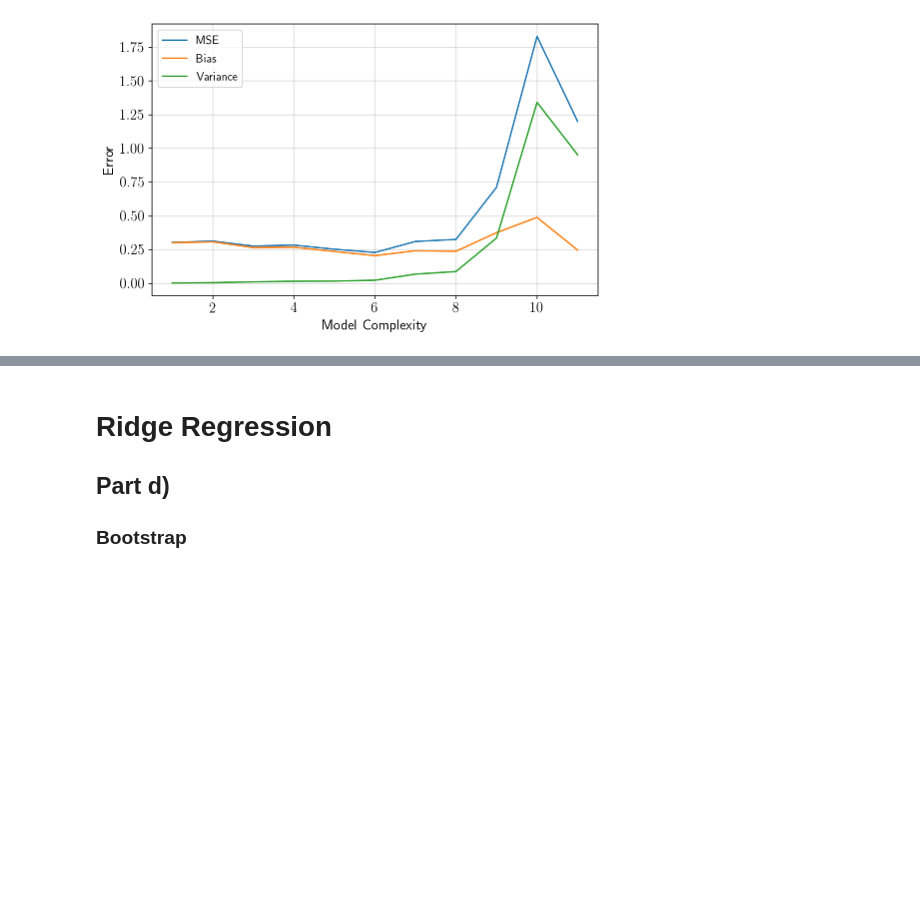
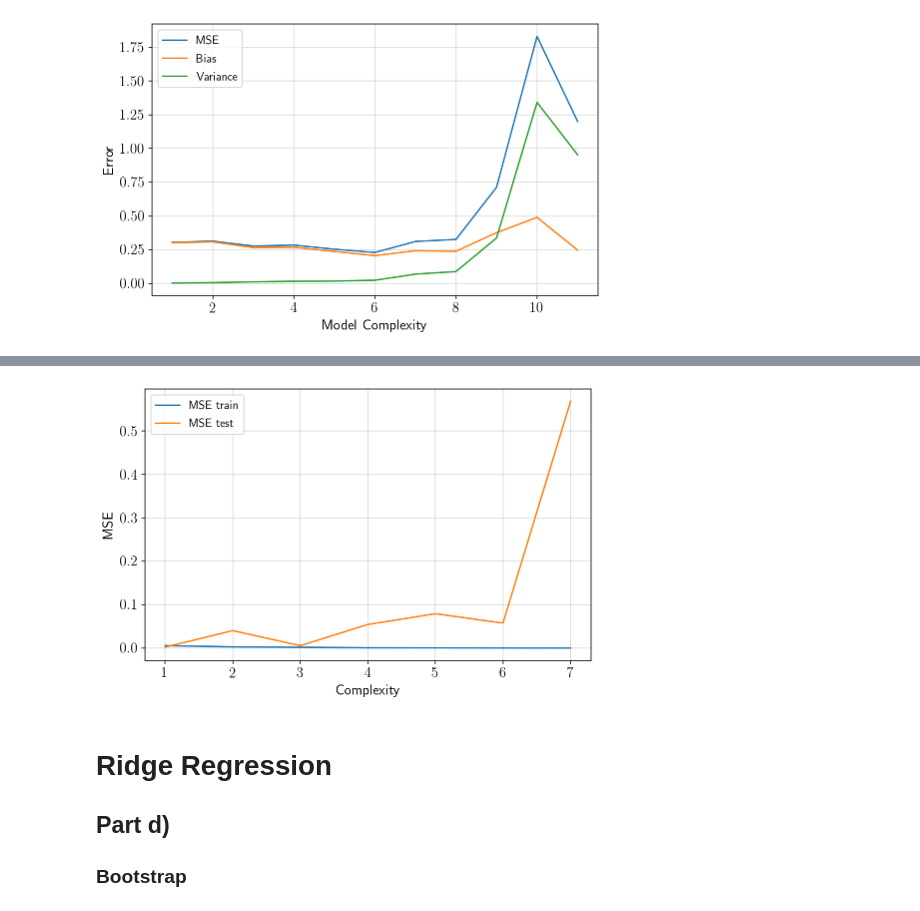
Before and after one commit to erikasan/fys-stk, a Jupyter notebook: project1/fysstk_p1_with_mylearn.ipynb, the cells around one changed output, grey strips where cells are left out. Cells and saved outputs as stored; diff of their text form; code cells hidden in the pictures; blank space fills up the shorter version.

```diff
--- a/project1/fysstk_p1_with_mylearn.ipynb
+++ b/project1/fysstk_p1_with_mylearn.ipynb
@@ -313,3 +323,67 @@ fig.savefig(fig_path("bias_variance_ols.png"), dpi=300)
+# %%
+# Create data
+np.random.seed(41)
+
+n = 20          # number of data points
+sigma2 = 0.01   # irreducible error
+
+x = np.linspace(0, 1, n)
+y = np.linspace(0, 1, n)
+noise = np.random.normal(0, sigma2, int(n*n))
+
+# Create mesh and unravel
+x, y = np.meshgrid(x, y)
+x = np.ravel(x)
+y = np.ravel(y)
+
+# Observed data
+z = frankeFunction(x, y) + noise
+
+# setup for Cross-validation
+maxdeg = 7
+degrees = np.arange(1, maxdeg+1, dtype=int)
+
+# Initialize a KFold instance
+k = 5
+kfold = KFold(n_splits = k)
+
+# Perform the cross-validation to estimate MSE
+scores_KFold_train = np.zeros((maxdeg, k))
+scores_KFold_test = np.zeros((maxdeg, k))
+
+for i, deg in enumerate(degrees):
+
+    # Generate design matrix
+    X = designMatrix(x, y, deg, with_intercept=False)
+    j = 0
+    for train_inds, test_inds in kfold.split(x):
+        X_train = X[train_inds]
+        z_train = z[train_inds]
+
+        X_test = X[test_inds]
+        z_test = z[test_inds]
+
+        ols_linreg = LinearRegression(fit_intercept=True)
+        ols_linreg.fit(X_train, z_train)
+        scores_KFold_train[i, j] = ols_linreg.mse(X_train, z_train)
+        scores_KFold_test[i, j] = ols_linreg.mse(X_test, z_test)
+
+
+    j += 1
+
+estimated_mse_KFold_train = np.mean(scores_KFold_train, axis = 1)
+estimated_mse_KFold_test = np.mean(scores_KFold_test, axis = 1)
+
+fig = plt.figure(figsize=(8, 5))
+plt.grid(alpha=0.5)
+plt.plot(degrees, estimated_mse_KFold_train, label='MSE train')
+plt.plot(degrees, estimated_mse_KFold_test, label='MSE test')
+plt.legend()
+plt.xlabel("Complexity")
+plt.ylabel("MSE")
+plt.show()
+# %% [output]
+[figure, added]
 # %% [markdown]
 # Ridge Regression
 
```
Also changed, not shown: parts of 11 cells of this notebook, 6 other files.
